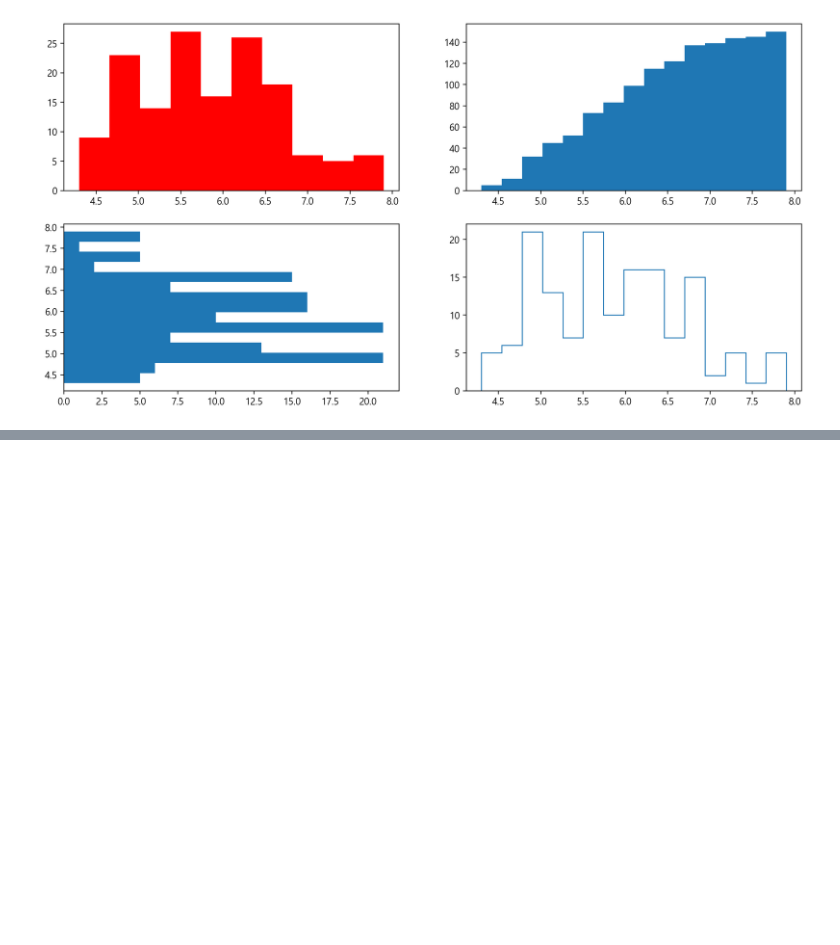
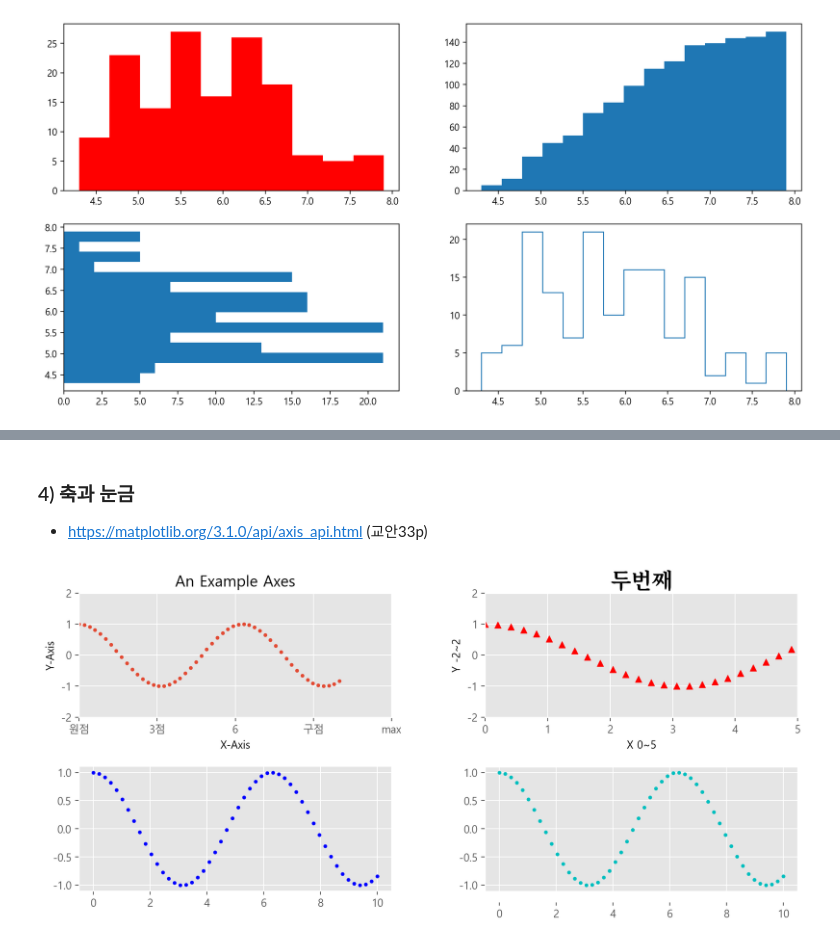
Before and after one commit to jsa3338/AI-X, a Jupyter notebook: source/01_python/ch12_데이터시각화_matplotlib.ipynb, the cells around one changed output, grey strips where cells are left out. Cells and saved outputs as stored; diff of their text form; code cells hidden in the pictures; blank space fills up the shorter version.

```diff
--- a/source/01_python/ch12_데이터시각화_matplotlib.ipynb
+++ b/source/01_python/ch12_데이터시각화_matplotlib.ipynb
@@ -234,0 +267,30 @@ plt.show()
+# %% [markdown]
+### 4) 축과 눈금
+- https://matplotlib.org/3.1.0/api/axis_api.html (교안33p)
+# %%
+x = np.linspace(0,10) #0부터 10까지 50개 값을 배열로 생성
+y = np.cos(x)
+fig, ax = plt.subplots(2,2, figsize=(12,5))
+# 서브플롯간의 여백 조정(hspace 위아래 여백, wspace 좌우여백)
+plt.subplots_adjust(hspace=0.4, wspace=0.3 )
+ax[0,0].scatter(x,y,marker='.')
+ax[0,0].set(title='An Example Axes', ylabel='Y-Axis', xlabel='X-Axis',
+           xlim=[0,12],  # X축 눈금의 범위
+           ylim=[-2,2],  # Y축 눈금의 범위
+           xticks=[0,3,6,9,12],  # X축 눈금
+           xticklabels = ['원점', '3점', 6, '구점', 'max'] # X축 눈금 라벨
+           )
+
+ax[0,1].scatter(x,y,marker='^', c='r')
+ax[0,1].set_xlim(0,5)  # == set(xlim=[0,5])
+ax[0,1].set_ylim(-2,2)
+ax[0,1].set_title('두번째', fontsize=20, fontproperties=font_prop)  # 타이틀에 대한 상세 설정 가능
+ax[0,1].set_xlabel('X 0~5')
+ax[0,1].set_ylabel('Y -2~2')
+ax[1,0].scatter(x,y,marker='.', c='b')
+ax[1,0].spines['top'].set_visible(False)
+ax[1,1].scatter(x,y,marker='.', c='c')
+ax[1,1].spines['bottom'].set_position( ('outward', 10) )
+ax[1,1].grid(True)
+# %% [output]
+[figure, added]
```
Also changed, not shown: parts of 12 cells of this notebook, 11 other files.
